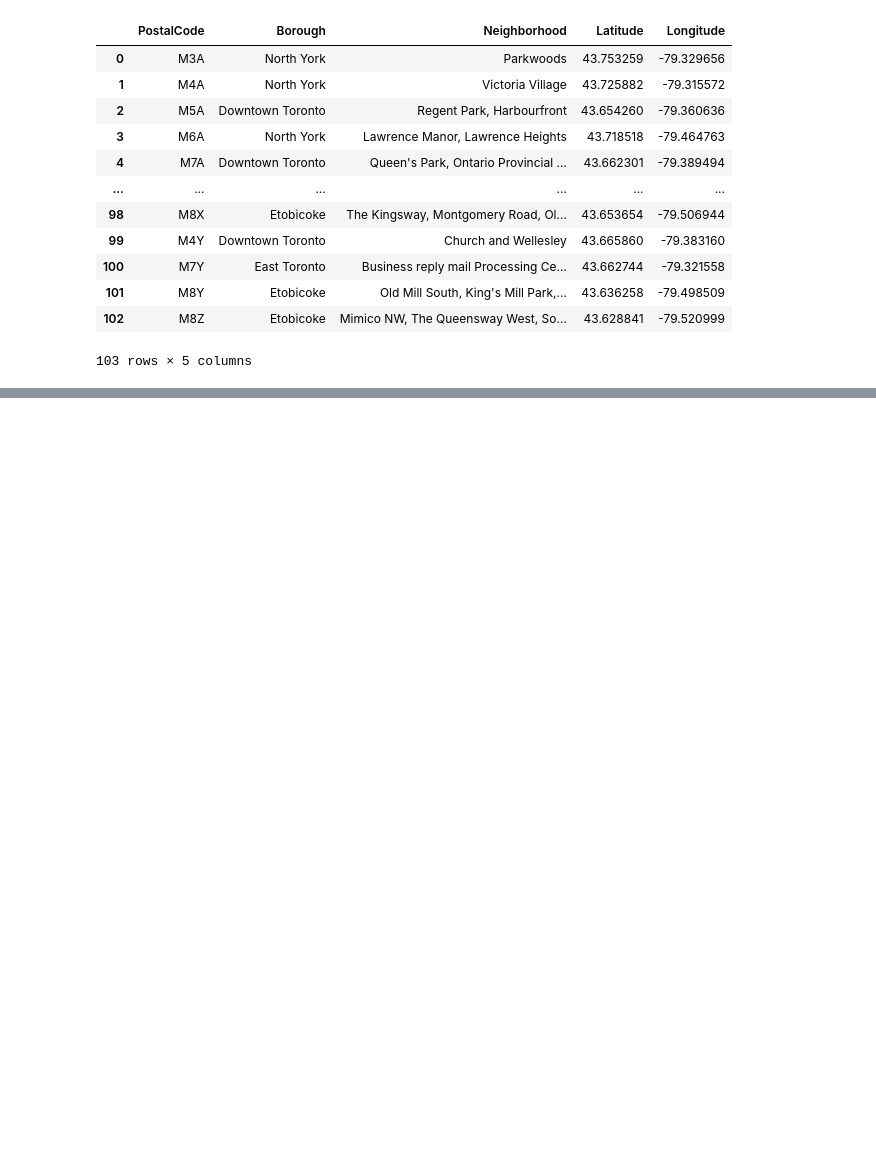
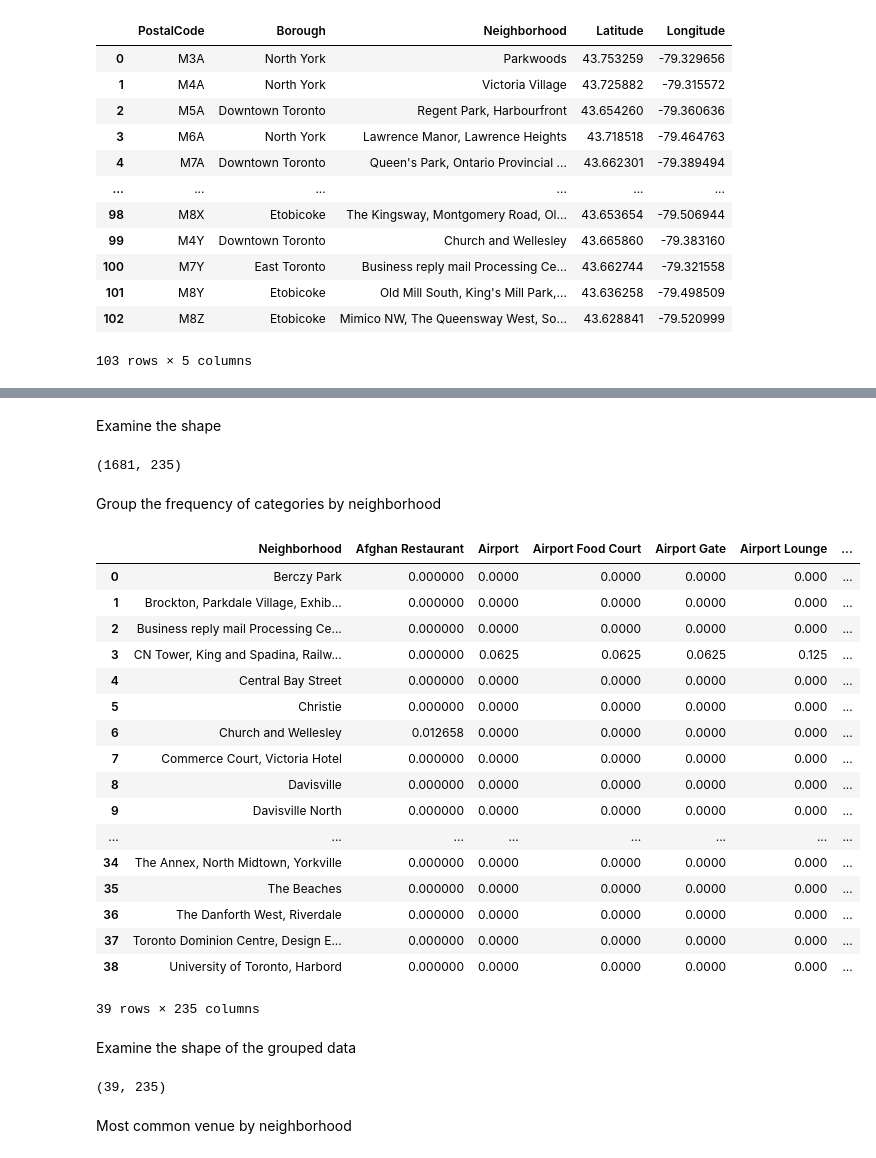
Before and after one commit to maranas/Coursera_Capstone, a Jupyter notebook: Week 3 - Segmenting and clustering neighborhoods in Toronto.ipynb, the cells around one changed output, grey strips where cells are left out. Saved outputs shown, nothing was run; the diff lists cells and outputs as text; code cells hidden in the pictures; blank space fills up the shorter version.

```diff
--- a/Week 3 - Segmenting and clustering neighborhoods in Toronto.ipynb
+++ b/Week 3 - Segmenting and clustering neighborhoods in Toronto.ipynb
@@ -103,0 +133,18 @@ postal_code_table
+# %%
+toronto_boroughs = postal_code_table[postal_code_table['Borough'].str.contains("Toronto")]
+
+map_toronto_filtered = folium.Map(location=[latitude, longitude], zoom_start=12)
+for lat, lng, borough, neighborhood in zip(toronto_boroughs['Latitude'], toronto_boroughs['Longitude'], toronto_boroughs['Borough'], toronto_boroughs['Neighborhood']):
+    label = '{}, {}'.format(neighborhood, borough)
+    label = folium.Popup(label, parse_html=True)
+    folium.CircleMarker(
+        [lat, lng],
+        radius=5,
+        popup=label,
+        color='blue',
+        fill=True,
+        fill_color='#3186cc',
+        fill_opacity=0.7,
+        parse_html=False).add_to(map_toronto_filtered)
+
+map_toronto_filtered
@@ -103,0 +155,6 @@ postal_code_table
+# %%
+CLIENT_ID = 'REDACTED' # your Foursquare ID
+CLIENT_SECRET = 'REDACTED' # your Foursquare Secret
+VERSION = '20180605' # Foursquare API version
+LIMIT = 100 # limit of number of venues returned by Foursquare API
+radius = 500 # define radius
@@ -103,0 +198,4 @@ postal_code_table
+# %%
+toronto_venues = getNearbyVenues(names=toronto_boroughs['Neighborhood'],
+                                 latitudes=toronto_boroughs['Latitude'],
+                                 longitudes=toronto_boroughs['Longitude'])
@@ -103,0 +264,9 @@ postal_code_table
+# %%
+toronto_onehot = pd.get_dummies(toronto_venues['Venue Category'], prefix="", prefix_sep="")
+toronto_onehot['Neighborhood'] = toronto_venues['Neighborhood']
+
+# move neighborhood column to the front of the table
+onehot_neighborhood_col = toronto_onehot['Neighborhood']
+toronto_onehot.drop(labels=['Neighborhood'], axis=1,inplace = True)
+toronto_onehot.insert(0, 'Neighborhood', onehot_neighborhood_col)
+toronto_onehot.head()
@@ -103,0 +281,38 @@ postal_code_table
+# %% [markdown]
+Examine the shape
+# %%
+toronto_onehot.shape
+# %% [output]
+(1681, 235)
+# %% [markdown]
+Group the frequency of categories by neighborhood
+# %%
+toronto_grouped = toronto_onehot.groupby('Neighborhood').mean().reset_index()
+toronto_grouped
+# %% [output]
+|  | Neighborhood | Afghan Restaurant | Airport | Airport Food Court | Airport Gate | Airport Lounge | ... |
+| 0 | Berczy Park | 0.000000 | 0.0000 | 0.0000 | 0.0000 | 0.000 | ... |
+| 1 | Brockton, Parkdale Village, Exhib... | 0.000000 | 0.0000 | 0.0000 | 0.0000 | 0.000 | ... |
+| 2 | Business reply mail Processing Ce... | 0.000000 | 0.0000 | 0.0000 | 0.0000 | 0.000 | ... |
+| 3 | CN Tower, King and Spadina, Railw... | 0.000000 | 0.0625 | 0.0625 | 0.0625 | 0.125 | ... |
+| 4 | Central Bay Street | 0.000000 | 0.0000 | 0.0000 | 0.0000 | 0.000 | ... |
+| 5 | Christie | 0.000000 | 0.0000 | 0.0000 | 0.0000 | 0.000 | ... |
+| 6 | Church and Wellesley | 0.012658 | 0.0000 | 0.0000 | 0.0000 | 0.000 | ... |
+| 7 | Commerce Court, Victoria Hotel | 0.000000 | 0.0000 | 0.0000 | 0.0000 | 0.000 | ... |
+| 8 | Davisville | 0.000000 | 0.0000 | 0.0000 | 0.0000 | 0.000 | ... |
+| 9 | Davisville North | 0.000000 | 0.0000 | 0.0000 | 0.0000 | 0.000 | ... |
+| ... | ... | ... | ... | ... | ... | ... | ... |
+| 34 | The Annex, North Midtown, Yorkville | 0.000000 | 0.0000 | 0.0000 | 0.0000 | 0.000 | ... |
+| 35 | The Beaches | 0.000000 | 0.0000 | 0.0000 | 0.0000 | 0.000 | ... |
+| 36 | The Danforth West, Riverdale | 0.000000 | 0.0000 | 0.0000 | 0.0000 | 0.000 | ... |
+| 37 | Toronto Dominion Centre, Design E... | 0.000000 | 0.0000 | 0.0000 | 0.0000 | 0.000 | ... |
+| 38 | University of Toronto, Harbord | 0.000000 | 0.0000 | 0.0000 | 0.0000 | 0.000 | ... |
+39 rows × 235 columns
+# %% [markdown]
+Examine the shape of the grouped data
+# %%
+toronto_grouped.shape
+# %% [output]
+(39, 235)
+# %% [markdown]
+Most common venue by neighborhood
```
Also changed, not shown: parts of 34 cells of this notebook.
